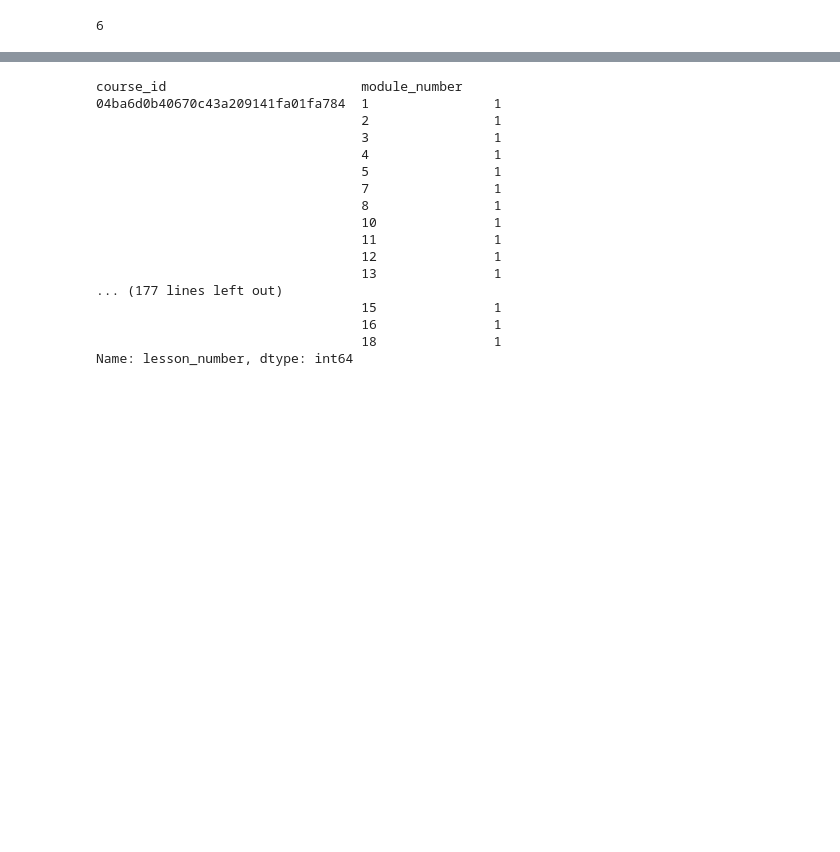
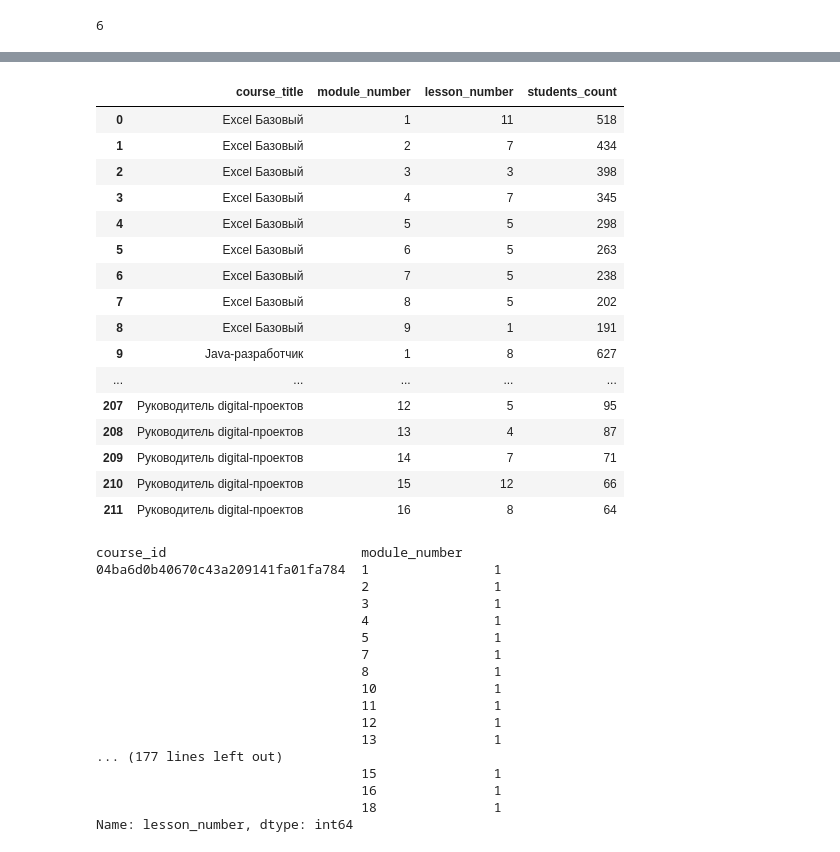
Before and after one commit to ageremenko/Python_Projects, a Jupyter notebook: Education/Skillbox/Data_analysis/Coursework_analytics_1.ipynb, the cells around one changed output, grey strips where cells are left out. Drawn from its saved outputs; the diff is of its cells as text; code cells hidden in the pictures; blank space fills up the shorter version.

```diff
--- a/Education/Skillbox/Data_analysis/Coursework_analytics_1.ipynb
+++ b/Education/Skillbox/Data_analysis/Coursework_analytics_1.ipynb
@@ -1068,0 +1046,8 @@ df_conv[(df_conv['is_homework']==True) &\
+# %%
+pd.options.display.max_rows = 220
+res = df_conv[df_conv['is_homework']==True].groupby(['course_title', 'module_number', 'lesson_number'])['student_id'].count()
+res_df = pd.DataFrame(res)
+# %%
+res_df.reset_index(inplace=True)
+# %%
+res_df.rename(columns={'student_id': 'students_count'}, inplace=True)
@@ -1068,0 +1086,20 @@ df_conv[(df_conv['is_homework']==True) &\
+# %%
+res_df
+# %% [output]
+|  | course_title | module_number | lesson_number | students_count |
+| 0 | Excel Базовый | 1 | 11 | 518 |
+| 1 | Excel Базовый | 2 | 7 | 434 |
+| 2 | Excel Базовый | 3 | 3 | 398 |
+| 3 | Excel Базовый | 4 | 7 | 345 |
+| 4 | Excel Базовый | 5 | 5 | 298 |
+| 5 | Excel Базовый | 6 | 5 | 263 |
+| 6 | Excel Базовый | 7 | 5 | 238 |
+| 7 | Excel Базовый | 8 | 5 | 202 |
+| 8 | Excel Базовый | 9 | 1 | 191 |
+| 9 | Java-разработчик | 1 | 8 | 627 |
+| ... | ... | ... | ... | ... |
+| 207 | Руководитель digital-проектов | 12 | 5 | 95 |
+| 208 | Руководитель digital-проектов | 13 | 4 | 87 |
+| 209 | Руководитель digital-проектов | 14 | 7 | 71 |
+| 210 | Руководитель digital-проектов | 15 | 12 | 66 |
+| 211 | Руководитель digital-проектов | 16 | 8 | 64 |
```
Also changed, not shown: parts of 6 cells of this notebook.
